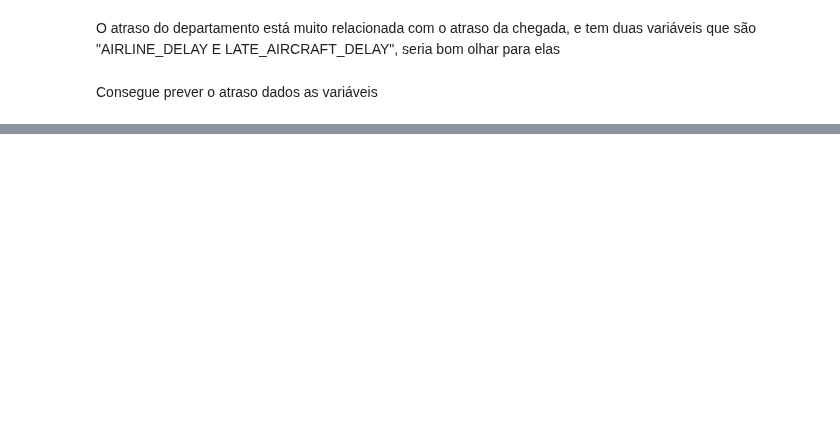
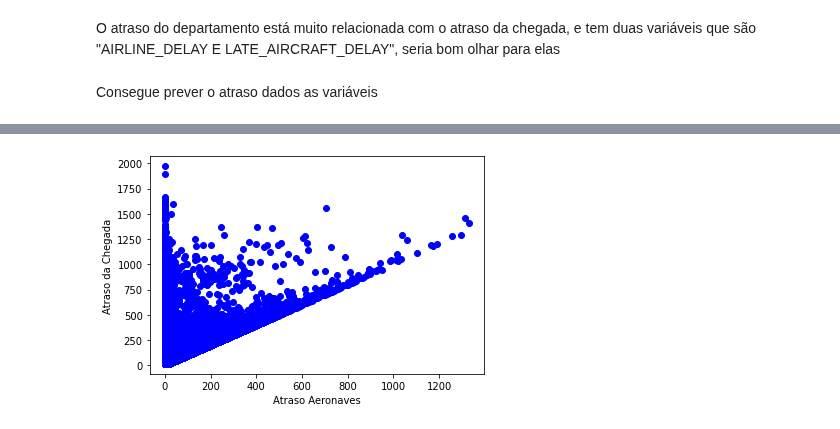
Before and after one commit to IonaSantana/Artificial-Intelligence, a Jupyter notebook: Flight_delay.ipynb, the cells around one changed output, grey strips where cells are left out. Cells and saved outputs as stored; diff of their text form; code cells hidden in the pictures; blank space fills up the shorter version.

```diff
--- a/Flight_delay.ipynb
+++ b/Flight_delay.ipynb
@@ -238,0 +236,4 @@ plt.show()
+# %%
+plot_correlacao(flights_time.LATE_AIRCRAFT_DELAY, flights_time.ARRIVAL_DELAY, 'Atraso Aeronaves', 'Atraso da Chegada')
+# %% [output]
+[figure, added]
```
Also changed, not shown: parts of 10 cells of this notebook.
